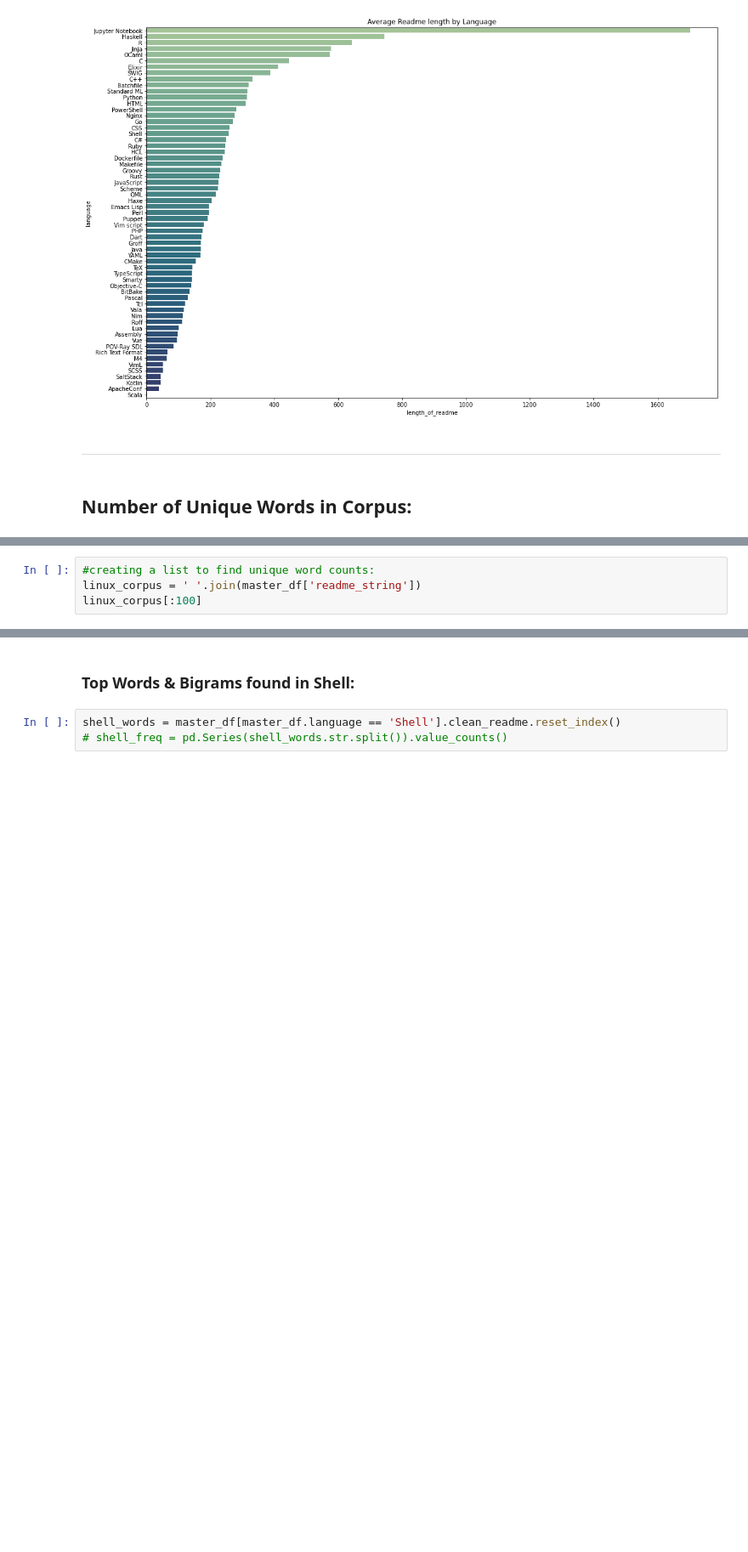
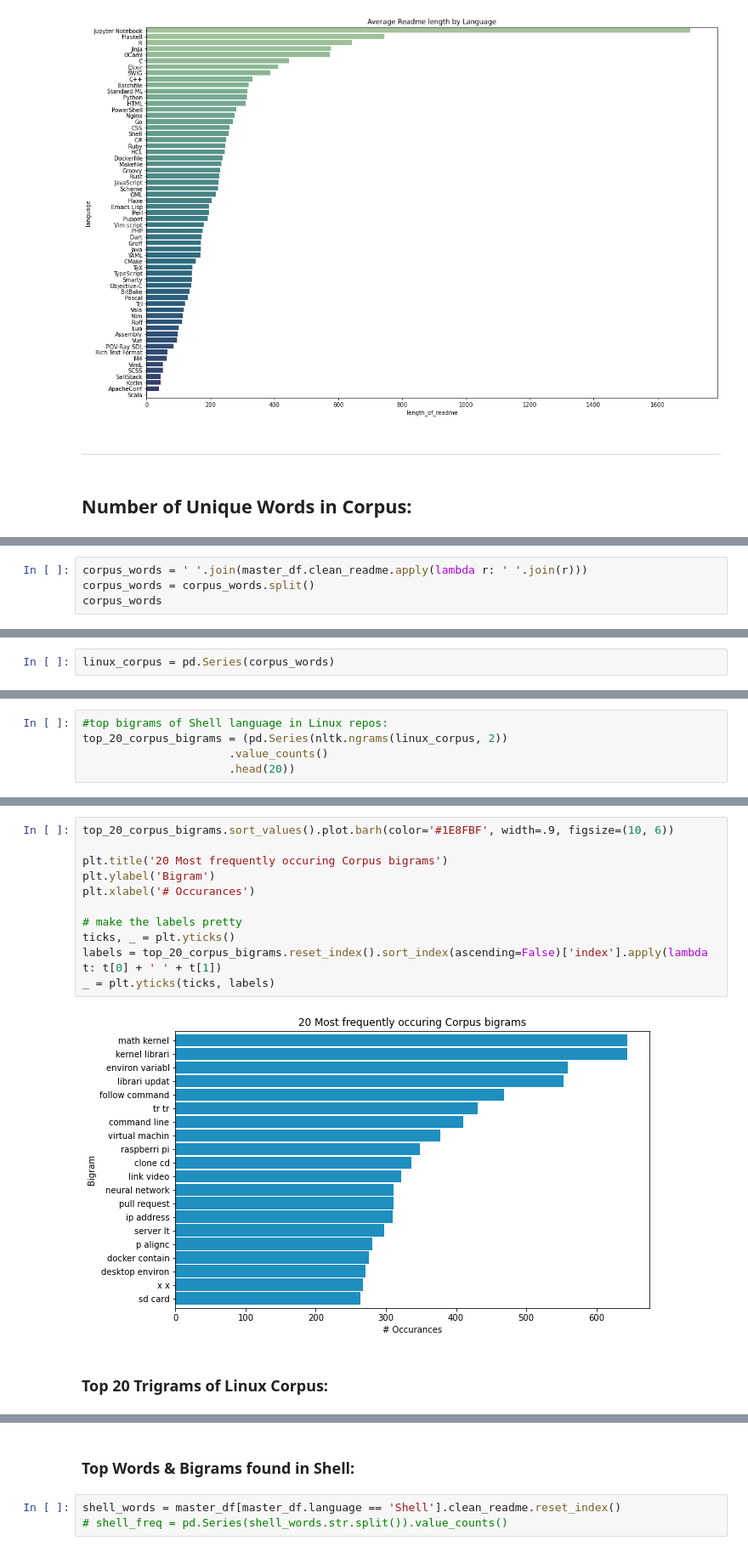
Before and after one commit to jemison-nlp-AnJeSt/github-NLP-project, a Jupyter notebook: Final_Notebook.ipynb, the cells around one changed output, grey strips where cells are left out. Shown at 85% size. Saved outputs shown, nothing was run; the diff lists cells and outputs as text; blank space fills up the shorter version.

```diff
--- a/Final_Notebook.ipynb
+++ b/Final_Notebook.ipynb
@@ -207,0 +187,4 @@ Name: readme_string, Length: 2805, dtype: object
+# %%
+corpus_words = ' '.join(master_df.clean_readme.apply(lambda r: ' '.join(r)))
+corpus_words = corpus_words.split()
+corpus_words
@@ -208,4 +209,2 @@ Name: readme_string, Length: 2805, dtype: object
 # %%
-#creating a list to find unique word counts:
-linux_corpus = ' '.join(master_df['readme_string'])
-linux_corpus[:100]
+linux_corpus = pd.Series(corpus_words)
@@ -213,0 +242,5 @@ linux_corpus[:100]
+# %%
+#top bigrams of Shell language in Linux repos:
+top_20_corpus_bigrams = (pd.Series(nltk.ngrams(linux_corpus, 2))
+                      .value_counts()
+                      .head(20))
@@ -213,0 +267,15 @@ linux_corpus[:100]
+# %%
+top_20_corpus_bigrams.sort_values().plot.barh(color='#1E8FBF', width=.9, figsize=(10, 6))
+
+plt.title('20 Most frequently occuring Corpus bigrams')
+plt.ylabel('Bigram')
+plt.xlabel('# Occurances')
+
+# make the labels pretty
+ticks, _ = plt.yticks()
+labels = top_20_corpus_bigrams.reset_index().sort_index(ascending=False)['index'].apply(lambda t: t[0] + ' ' + t[1])
+_ = plt.yticks(ticks, labels)
+# %% [output]
+[figure, added]
+# %% [markdown]
+### Top 20 Trigrams of Linux Corpus:
```
Also changed, not shown: parts of 41 cells of this notebook.
